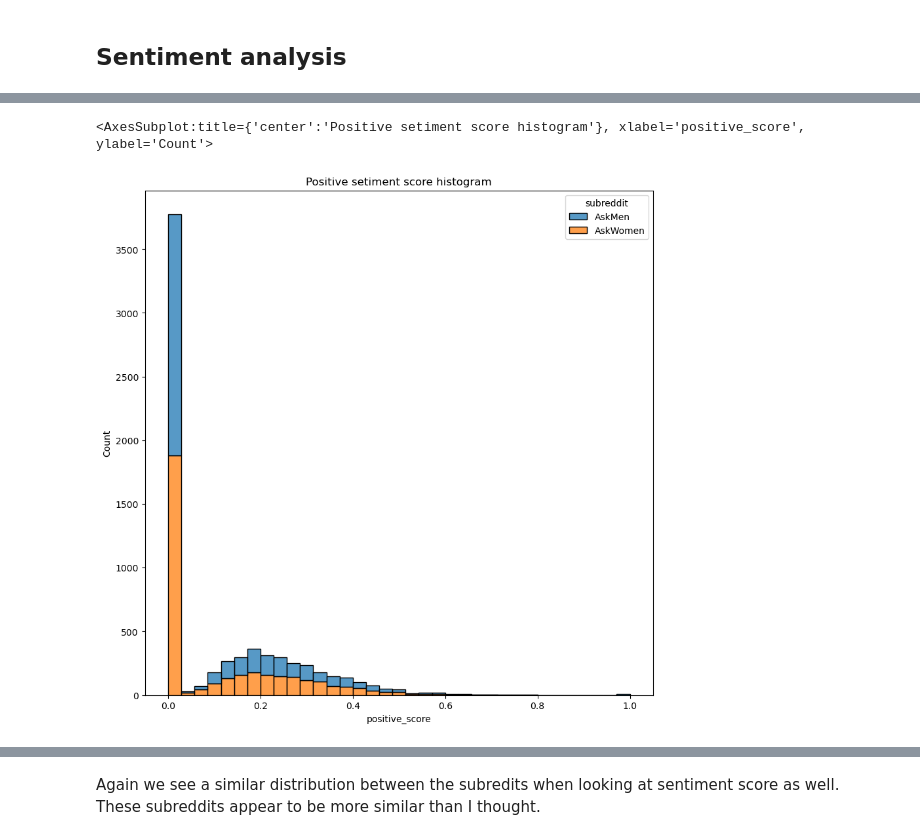
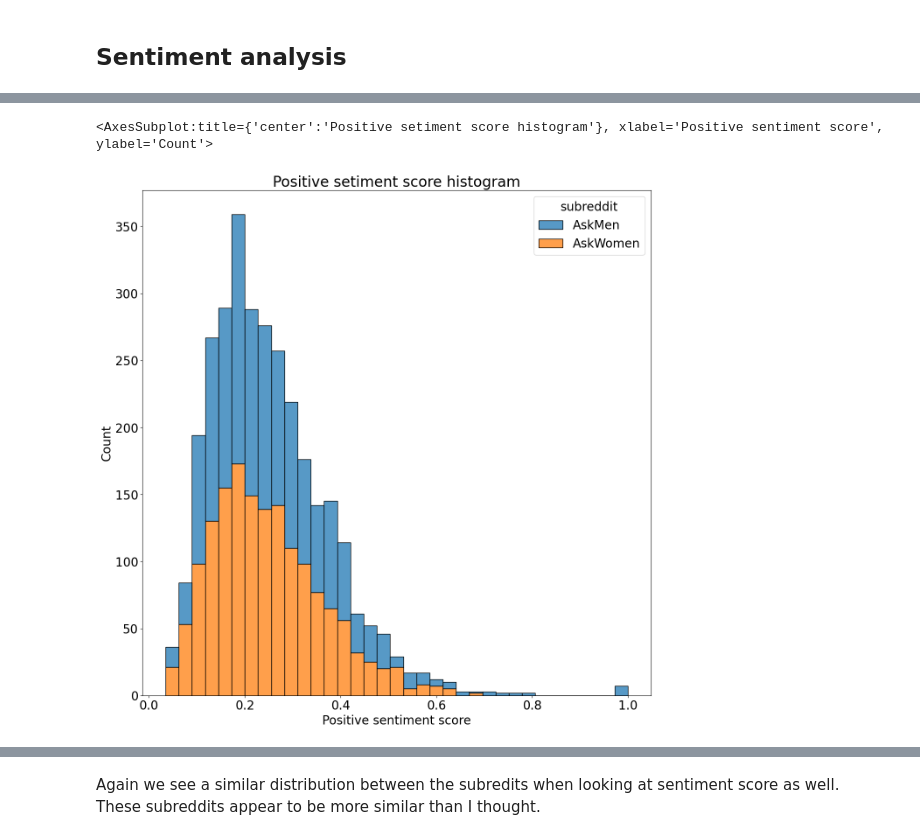
Before and after one commit to DerikVo/Reddit_NLP_project, a Jupyter notebook: Code/02_data_cleaning.ipynb, the cells around one changed output, grey strips where cells are left out. Saved outputs shown, nothing was run; the diff lists cells and outputs as text; code cells hidden in the pictures.

```diff
--- a/Code/02_data_cleaning.ipynb
+++ b/Code/02_data_cleaning.ipynb
@@ -8,6 +8,7 @@ import seaborn as sns
 import datetime as dt
 from sklearn.feature_extraction.text import CountVectorizer
 from nltk.sentiment.vader import SentimentIntensityAnalyzer
+plt.rcParams.update({'font.size': 20})
 # %% [markdown]
 __________________________________________________________________
 # Introducion:
@@ -179,8 +186,10 @@ sns.histplot(data= clean_df_2, multiple ="stack", x = 'neutral_score', hue='subr
 # %%
-plt.figure(figsize=(10,10))
+#greater than 0 to get all positive scores
+plt.figure(figsize=(15,15))
 plt.title('Positive setiment score histogram')
-sns.histplot(data= clean_df_2, multiple ="stack", x = 'positive_score', hue='subreddit', bins=35)
+plt.xlabel('Positive sentiment score')
+sns.histplot(data= clean_df_2[clean_df_2['positive_score']>0], multiple ="stack", x = 'positive_score', hue='subreddit', bins=35)
 # %% [output]
-<AxesSubplot:title={'center':'Positive setiment score histogram'}, xlabel='positive_score', ylabel='Count'>
+<AxesSubplot:title={'center':'Positive setiment score histogram'}, xlabel='Positive sentiment score', ylabel='Count'>
-[figure, old version]
+[figure, new version]
 # %%
```
Also changed, not shown: parts of 8 cells of this notebook, 17 other files.
